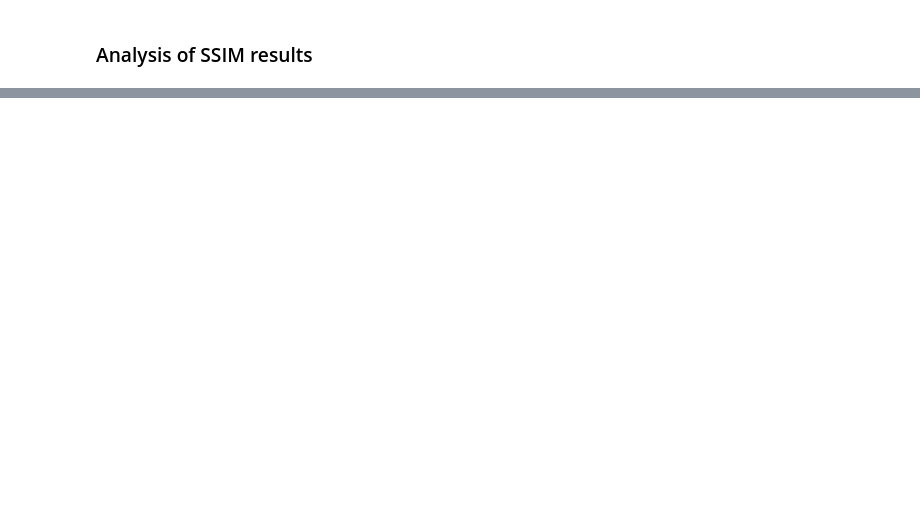
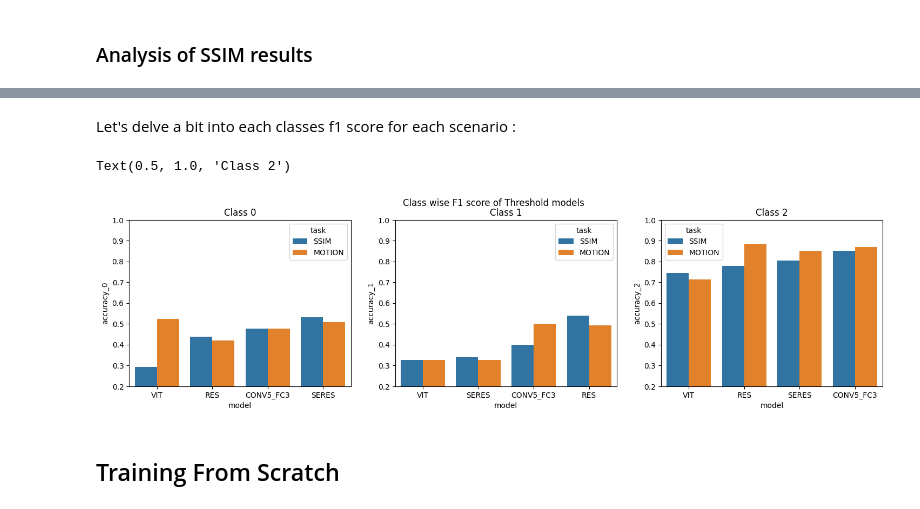
Before and after one commit to chbricout/motiondetector, a Jupyter notebook: notebooks/test_models.ipynb, the cells around one changed output, grey strips where cells are left out. Saved outputs shown, nothing was run; the diff lists cells and outputs as text; code cells hidden in the pictures; blank space fills up the shorter version.

```diff
--- a/notebooks/test_models.ipynb
+++ b/notebooks/test_models.ipynb
@@ -67,0 +104,24 @@ Text(0.5, 1.0, 'Root mean squared error test results for SSIM task')
+# %% [markdown]
+Let's delve a bit into each classes f1 score for each scenario :
+# %%
+fig=plt.figure(figsize=(18,4))
+fig.suptitle("Class wise F1 score of Threshold models")
+plt.subplot(1,3,1)
+sb.barplot(mrart_results.sort_values("accuracy_0"), x="model", y="accuracy_0",hue="task", hue_order=task_hue_order)
+plt.ylim((0.2,1))
+plt.title("Class 0")
+
+plt.subplot(1,3,2)
+sb.barplot(mrart_results.sort_values("accuracy_1"), x="model",  y="accuracy_1",hue="task", hue_order=task_hue_order)
+plt.ylim((0.2,1))
+plt.title("Class 1")
+
+plt.subplot(1,3,3)
+sb.barplot(mrart_results.sort_values("accuracy_2"), x="model",  y="accuracy_2",hue="task", hue_order=task_hue_order)
+plt.ylim((0.2,1))
+plt.title("Class 2")
+# %% [output]
+Text(0.5, 1.0, 'Class 2')
+[figure, added]
+# %% [markdown]
+## Training From Scratch
```
Also changed, not shown: parts of 12 cells of this notebook, 9 other files.
